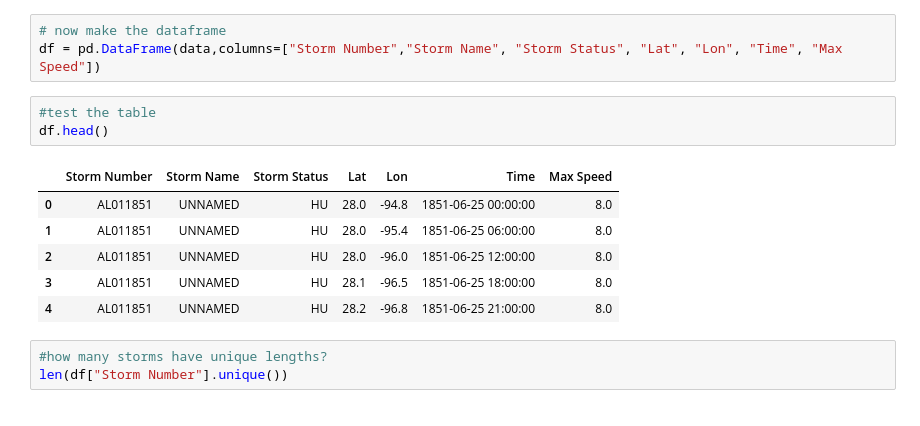
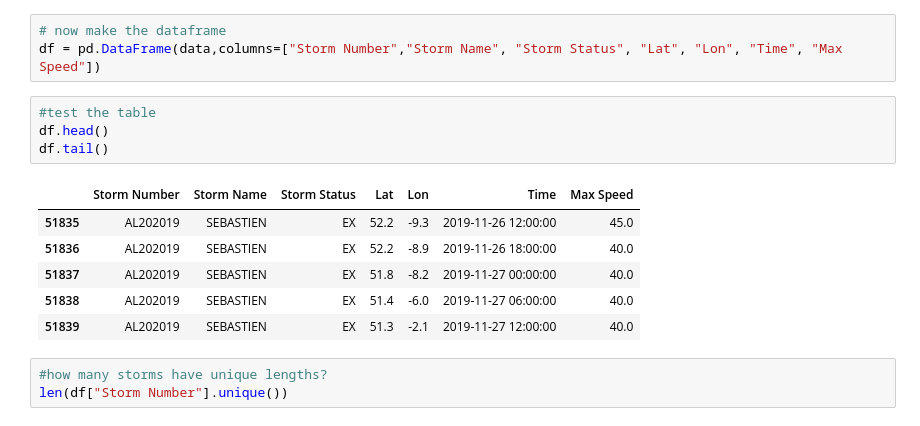
Before and after one commit to williampc8985/vahurricanes, a Jupyter notebook: HURDAT2 TRACKS.ipynb, the cells around one changed output. Drawn from its saved outputs; the diff is of its cells as text.

```diff
--- a/HURDAT2 TRACKS.ipynb
+++ b/HURDAT2 TRACKS.ipynb
@@ -59,13 +59,14 @@ df = pd.DataFrame(data,columns=["Storm Number","Storm Name", "Storm Status", "La
 # %%
 #test the table
 df.head()
+df.tail()
 # %% [output]
 |  | Storm Number | Storm Name | Storm Status | Lat | Lon | Time | Max Speed |
-| 0 | AL011851 | UNNAMED | HU | 28.0 | -94.8 | 1851-06-25 00:00:00 | 8.0 |
-| 1 | AL011851 | UNNAMED | HU | 28.0 | -95.4 | 1851-06-25 06:00:00 | 8.0 |
-| 2 | AL011851 | UNNAMED | HU | 28.0 | -96.0 | 1851-06-25 12:00:00 | 8.0 |
-| 3 | AL011851 | UNNAMED | HU | 28.1 | -96.5 | 1851-06-25 18:00:00 | 8.0 |
-| 4 | AL011851 | UNNAMED | HU | 28.2 | -96.8 | 1851-06-25 21:00:00 | 8.0 |
+| 51835 | AL202019 | SEBASTIEN | EX | 52.2 | -9.3 | 2019-11-26 12:00:00 | 45.0 |
+| 51836 | AL202019 | SEBASTIEN | EX | 52.2 | -8.9 | 2019-11-26 18:00:00 | 40.0 |
+| 51837 | AL202019 | SEBASTIEN | EX | 51.8 | -8.2 | 2019-11-27 00:00:00 | 40.0 |
+| 51838 | AL202019 | SEBASTIEN | EX | 51.4 | -6.0 | 2019-11-27 06:00:00 | 40.0 |
+| 51839 | AL202019 | SEBASTIEN | EX | 51.3 | -2.1 | 2019-11-27 12:00:00 | 40.0 |
 # %%
 #how many storms have unique lengths?
 len(df["Storm Number"].unique())
```
Also changed, not shown: parts of 3 cells of this notebook.
